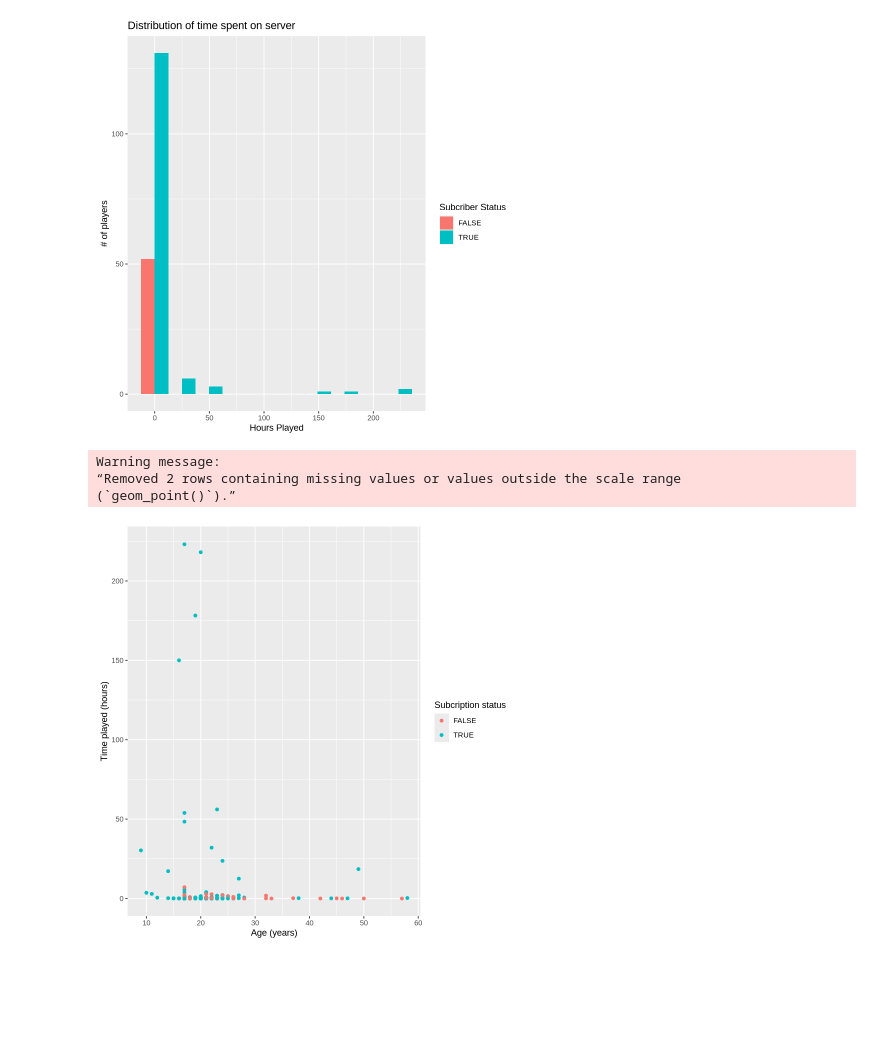
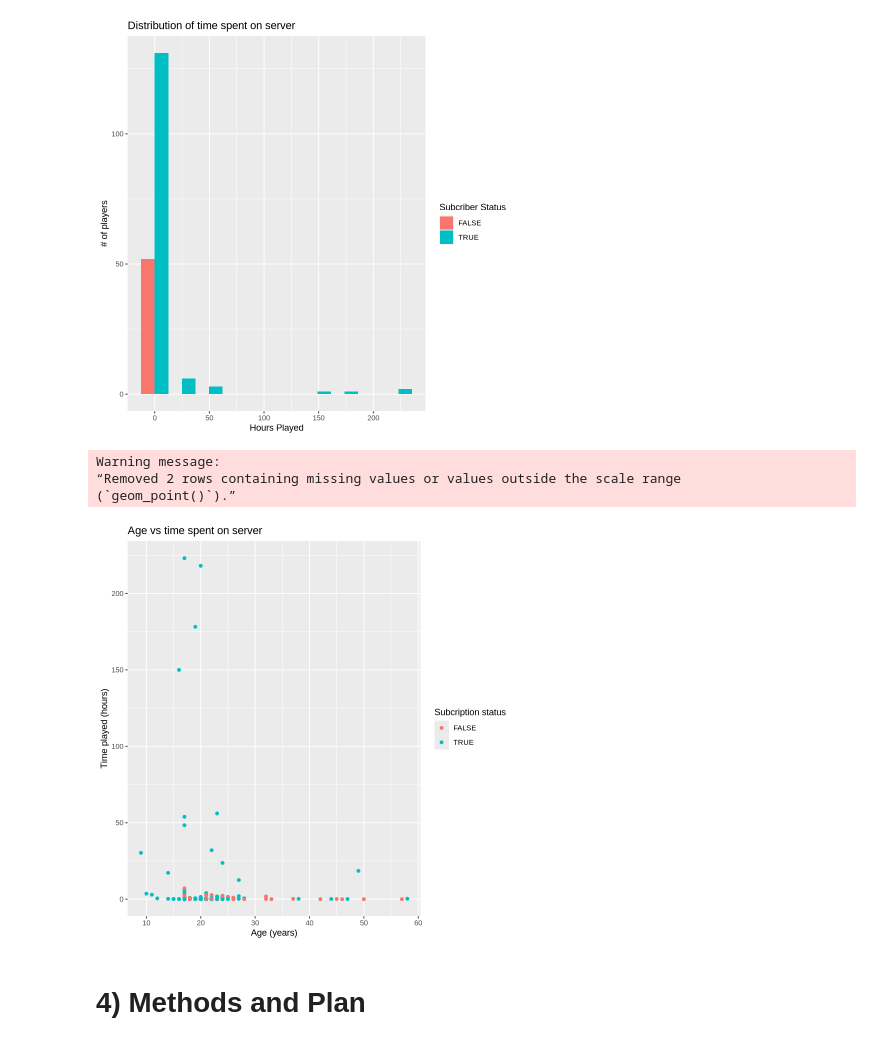
Before and after one commit to ellakiciman/dsci100_project_individual, a Jupyter notebook: project_individual.ipynb, the cells around one changed output. Cells and saved outputs as stored; diff of their text form; code cells hidden in the pictures; blank space fills up the shorter version.

```diff
--- a/project_individual.ipynb
+++ b/project_individual.ipynb
@@ -95,13 +110,15 @@ time_played_plot
 # %%
 subscribe_plot <- players_data |>
     ggplot(aes(x = Age, y = played_hours, color = subscribe)) +
         geom_point() +
         labs(x = "Age (years)", y = "Time played (hours)",
              color = "Subcription status",
-             title = Age vs )
+             title = "Age vs time spent on server")
 subscribe_plot
 # %% [output]
 Warning message:
 “Removed 2 rows containing missing values or values outside the scale range
 (`geom_point()`).”
-[figure, old version]
+[figure, new version]
+# %% [markdown]
+# 4) Methods and Plan
```
Also changed, not shown: parts of 4 cells of this notebook.
